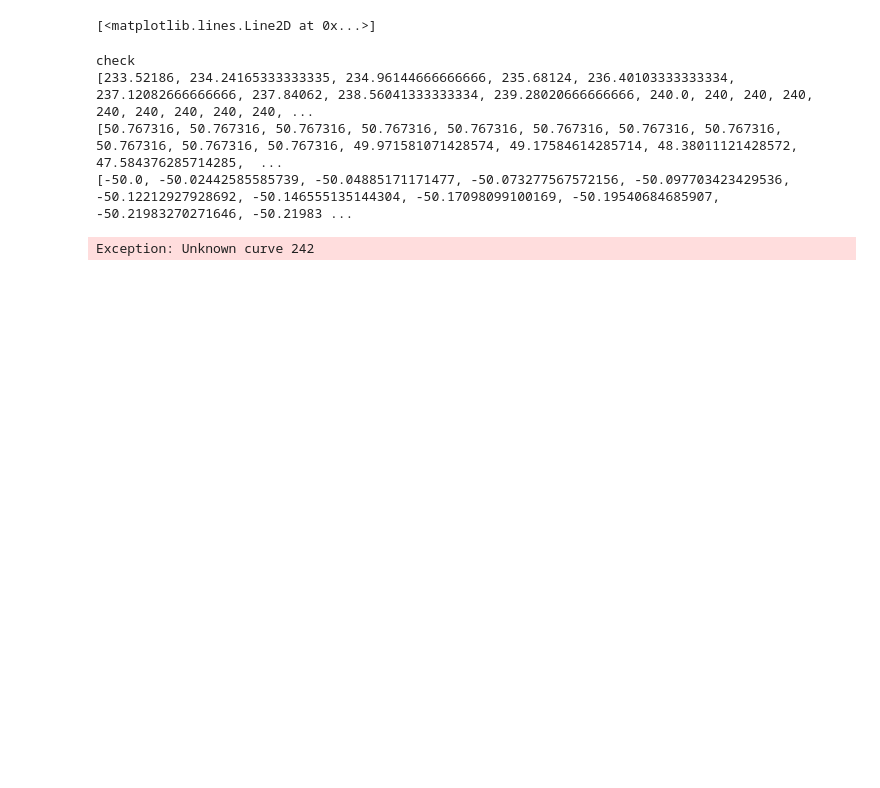
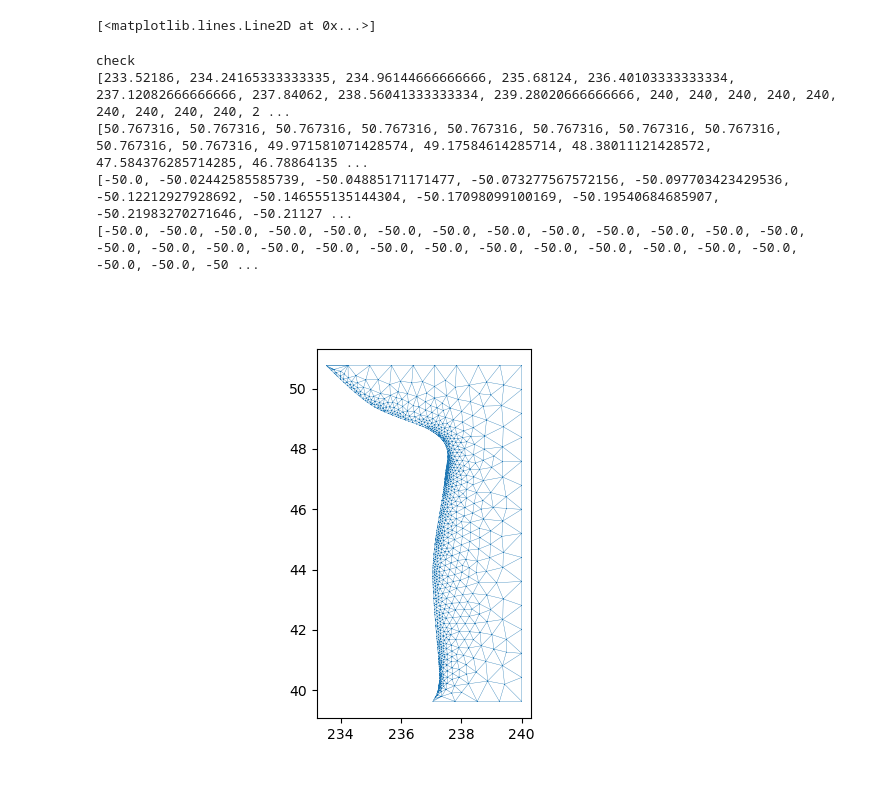
Before and after one commit to jploveless/fault_displacement, a Jupyter notebook: meshtesting.ipynb, the cells around one changed output. Drawn from its saved outputs; the diff is of its cells as text; code cells hidden in the pictures; blank space fills up the shorter version.

Commit message:
flattened mesh

```diff
--- a/meshtesting.ipynb
+++ b/meshtesting.ipynb
@@ -390,18 +390,18 @@ for list in top_z:
 
 # removing doubled up points
 
-# del top_x_points[19]
-# del top_y_points[19]
-# del top_z_points[19]
-# del side_x_points[19]
-# del side_y_points[19]
-# del side_z_points[19]
-# del bottom_x_points[19]
-# del bottom_z_points[19]
-# del bottom_y_points[19]
-# del deepest_x_points[211]
-# del deepest_y_points[211]
-# del deepest_z_points[211]
+del top_x_points[9]
+del top_y_points[9]
+del top_z_points[9]
+del side_x_points[14]
+del side_y_points[14]
+del side_z_points[14]
+del bottom_x_points[4]
+del bottom_z_points[4]
+del bottom_y_points[4]
+del deepest_x_points[211]
+del deepest_y_points[211]
+del deepest_z_points[211]
 
 
 
@@ -417,11 +417,19 @@ else:
 print(mesh_x)
 print(mesh_y)
 print(mesh_z)
+
+new_mesh_z = []
+
+for i in range(len(mesh_x)):
+    new_mesh_z.append(-50.0)
+
+print(new_mesh_z)
 # %% [output]
 check
-[233.52186, 234.24165333333335, 234.96144666666666, 235.68124, 236.40103333333334, 237.12082666666666, 237.84062, 238.56041333333334, 239.28020666666666, 240.0, 240, 240, 240, 240, 240, 240, 240, 240, ...
-[50.767316, 50.767316, 50.767316, 50.767316, 50.767316, 50.767316, 50.767316, 50.767316, 50.767316, 50.767316, 50.767316, 49.971581071428574, 49.17584614285714, 48.38011121428572, 47.584376285714285,  ...
-[-50.0, -50.02442585585739, -50.04885171171477, -50.073277567572156, -50.097703423429536, -50.12212927928692, -50.146555135144304, -50.17098099100169, -50.19540684685907, -50.21983270271646, -50.21983 ...
+[233.52186, 234.24165333333335, 234.96144666666666, 235.68124, 236.40103333333334, 237.12082666666666, 237.84062, 238.56041333333334, 239.28020666666666, 240, 240, 240, 240, 240, 240, 240, 240, 240, 2 ...
+[50.767316, 50.767316, 50.767316, 50.767316, 50.767316, 50.767316, 50.767316, 50.767316, 50.767316, 50.767316, 49.971581071428574, 49.17584614285714, 48.38011121428572, 47.584376285714285, 46.78864135 ...
+[-50.0, -50.02442585585739, -50.04885171171477, -50.073277567572156, -50.097703423429536, -50.12212927928692, -50.146555135144304, -50.17098099100169, -50.19540684685907, -50.21983270271646, -50.21127 ...
+[-50.0, -50.0, -50.0, -50.0, -50.0, -50.0, -50.0, -50.0, -50.0, -50.0, -50.0, -50.0, -50.0, -50.0, -50.0, -50.0, -50.0, -50.0, -50.0, -50.0, -50.0, -50.0, -50.0, -50.0, -50.0, -50.0, -50.0, -50.0, -50 ...
 # %%
 
 # set up
@@ -452,40 +460,40 @@ source_el_size = 5
 for i in range(len(mesh_x)):
     x = mesh_x[i]
     y = mesh_y[i]
-    z = mesh_z[i]
+    z = new_mesh_z[i]
     gmsh.model.geo.addPoint(x, y, z, source_el_size, i)
 
 # Define lines, each referencing the index of the 2 points it connects
 for j in range(i):
     gmsh.model.geo.addLine(j, j+1, j)
 gmsh.model.geo.addLine(j+1, 0, j+1)
 
 
 lines = []
 for i in range(j+2):
     lines.append(i)
 
 # Define curve loop (perimeter), referencing the ordered indices of the lines
-gmsh.model.geo.addCurveLoop([0, 1, 2, 3, 4, 5, 6, 7, 8, 9, 10, 11, 12, 13, 14, 15, 16, 17, 18, 19, 20, 21, 22, 23, 24, 25, 26, 27, 28, 29, 30, 31, 32, 33, 34, 35, 36, 37, 38, 39, 40, 41, 42, 43, 44, 45, 46, 47, 48, 49, 50, 51, 52, 53, 54, 55, 56, 57, 58, 59, 60, 61, 62, 63, 64, 65, 66, 67, 68, 69, 70, 71, 72, 73, 74, 75, 76, 77, 78, 79, 80, 81, 82, 83, 84, 85, 86, 87, 88, 89, 90, 91, 92, 93, 94, 95, 96, 97, 98, 99, 100, 101, 102, 103, 104, 105, 106, 107, 108, 109, 110, 111, 112, 113, 114, 115, 116, 117, 118, 119, 120, 121, 122, 123, 124, 125, 126, 127, 128, 129, 130, 131, 132, 133, 134, 135, 136, 137, 138, 139, 140, 141, 142, 143, 144, 145, 146, 147, 148, 149, 150, 151, 152, 153, 154, 155, 156, 157, 158, 159, 160, 161, 162, 163, 164, 165, 166, 167, 168, 169, 170, 171, 172, 173, 174, 175, 176, 177, 178, 179, 180, 181, 182, 183, 184, 185, 186, 187, 188, 189, 190, 191, 192, 193, 194, 195, 196, 197, 198, 199, 200, 201, 202, 203, 204, 205, 206, 207, 208, 209, 210, 211, 212, 213, 214, 215, 216, 217, 218, 219, 220, 221, 222, 223, 224, 225, 226, 227, 228, 229, 230, 231, 232, 233, 234, 235, 236, 237, 238, 239, 240, 241], 1)
+gmsh.model.geo.addCurveLoop([0, 1, 2, 3, 4, 5, 6, 7, 8, 9, 10, 11, 12, 13, 14, 15, 16, 17, 18, 19, 20, 21, 22, 23, 24, 25, 26, 27, 28, 29, 30, 31, 32, 33, 34, 35, 36, 37, 38, 39, 40, 41, 42, 43, 44, 45, 46, 47, 48, 49, 50, 51, 52, 53, 54, 55, 56, 57, 58, 59, 60, 61, 62, 63, 64, 65, 66, 67, 68, 69, 70, 71, 72, 73, 74, 75, 76, 77, 78, 79, 80, 81, 82, 83, 84, 85, 86, 87, 88, 89, 90, 91, 92, 93, 94, 95, 96, 97, 98, 99, 100, 101, 102, 103, 104, 105, 106, 107, 108, 109, 110, 111, 112, 113, 114, 115, 116, 117, 118, 119, 120, 121, 122, 123, 124, 125, 126, 127, 128, 129, 130, 131, 132, 133, 134, 135, 136, 137, 138, 139, 140, 141, 142, 143, 144, 145, 146, 147, 148, 149, 150, 151, 152, 153, 154, 155, 156, 157, 158, 159, 160, 161, 162, 163, 164, 165, 166, 167, 168, 169, 170, 171, 172, 173, 174, 175, 176, 177, 178, 179, 180, 181, 182, 183, 184, 185, 186, 187, 188, 189, 190, 191, 192, 193, 194, 195, 196, 197, 198, 199, 200, 201, 202, 203, 204, 205, 206, 207, 208, 209, 210, 211, 212, 213, 214, 215, 216, 217, 218, 219, 220, 221, 222, 223, 224, 225, 226, 227, 228, 229, 230, 231, 232, 233, 234, 235, 236, 237], 1)
 
 # Define surface, referencing the index of the line loop
 gmsh.model.geo.addPlaneSurface([1], 0)
 gmsh.model.geo.synchronize()
-gmsh.write("horiz_wide.geo_unrolled")
+gmsh.write("horiz.geo_unrolled")
 # Generate and write the mesh. Writing a file allows use of meshio
 gmsh.model.mesh.generate(2)
-gmsh.write("horiz_wide.msh")
+gmsh.write("horiz.msh")
 gmsh.finalize()
 
 # Read and parse mesh
 horiz = dict()
-horizobj = meshio.read("horiz_wide.msh")
+horizobj = meshio.read("horiz.msh")
 horiz["points"] = horizobj.points
 horiz["verts"] = meshio.CellBlock("triangle", horizobj.get_cells_type("triangle")).data
 fig, ax = plt.subplots()
 # Draw the fault
 ax.triplot(horiz["points"][:, 0], horiz["points"][:, 1], horiz["verts"], linewidth=0.25)
 ax.set_aspect("equal")
 plt.show()
 # %% [output]
-Exception: Unknown curve 242
+[figure, added]
```
Also changed, not shown: 3 other files.
